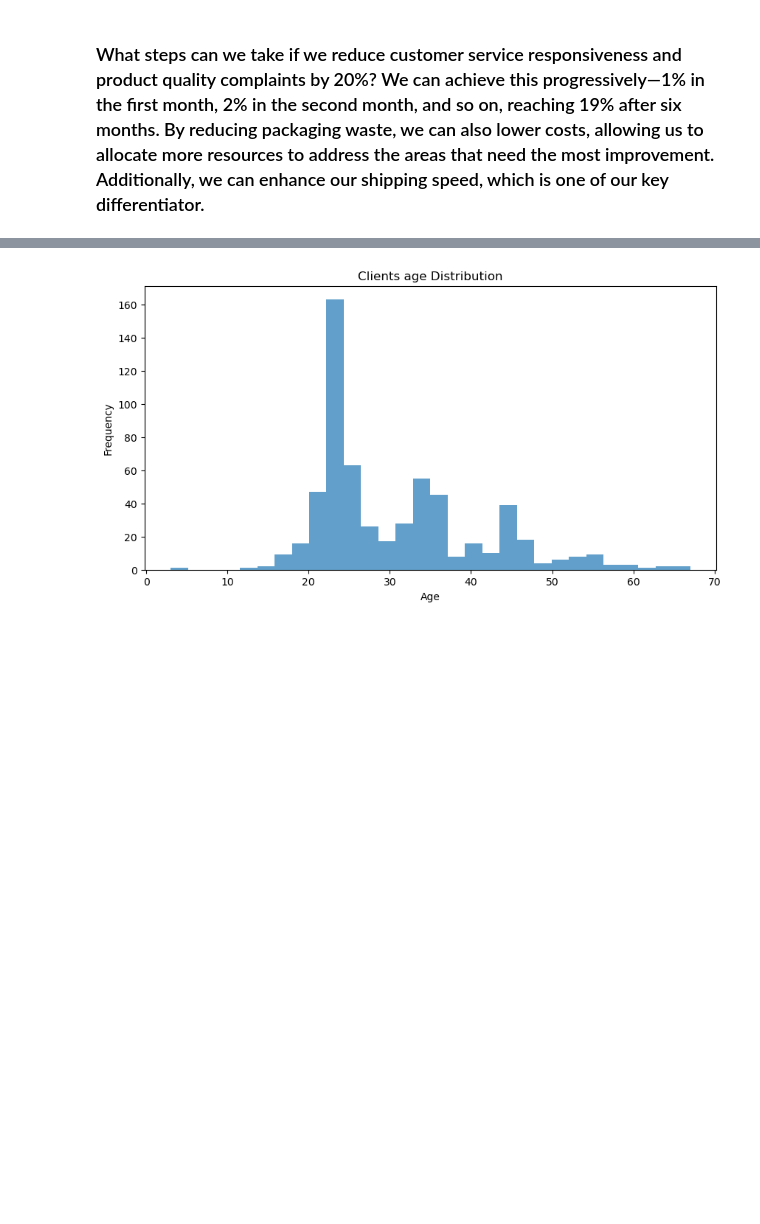
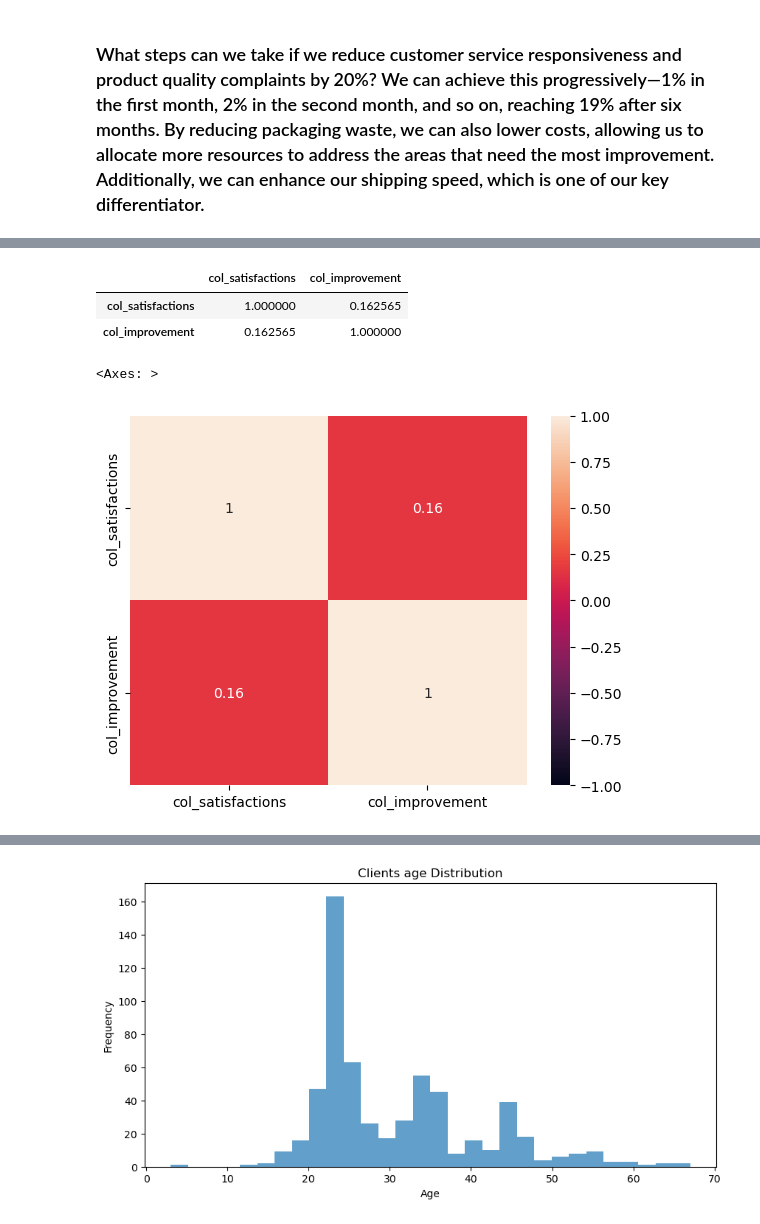
Before and after one commit to OliviaHelena10/PYTHON_PROJECTS, a Jupyter notebook: trabalhando_com_analises/cust_behavior.ipynb, the cells around one changed output, grey strips where cells are left out. Saved outputs shown, nothing was run; the diff lists cells and outputs as text; code cells hidden in the pictures; blank space fills up the shorter version.

```diff
--- a/trabalhando_com_analises/cust_behavior.ipynb
+++ b/trabalhando_com_analises/cust_behavior.ipynb
@@ -208,12 +239,6 @@ Média harmonica: 1.9945883262466177
 # %%
 def process_improvement_areas(df):
     sub_df = count_col_values(df, 'Improvement_Areas')  # Usar a função de contagem
-
-    # Resetar o índice para transformar o índice atual ('Improvement_Areas') em uma coluna normal
-    sub_df = sub_df.reset_index()
-
-    # Renomear a coluna do índice
-    sub_df.rename(columns={'index': 'Improvement_Areas'}, inplace=True)
 
     # Substituir todas as categorias com Count == 1 por "Others"
     sub_df.loc[sub_df['Count'] == 1, 'Improvement_Areas'] = 'Others'
@@ -289,0 +392,7 @@ plt.show()
+# %%
+col_satisfactions = df_satisfactions['Count']
+col_improvement = df_improvement['Count']
+
+corr_df = {'col_satisfactions': col_satisfactions, 'col_improvement': col_improvement }
+corr_df = pd.DataFrame(corr_df)
+corr_df
@@ -289,0 +406,6 @@ plt.show()
+# %%
+corr_df.corr()
+# %% [output]
+|  | col_satisfactions | col_improvement |
+| col_satisfactions | 1.000000 | 0.162565 |
+| col_improvement | 0.162565 | 1.000000 |
@@ -289,0 +419,6 @@ plt.show()
+# %%
+import seaborn as sns
+sns.heatmap(corr_df.corr().round(3), annot=True, vmin=-1,vmax=1)
+# %% [output]
+<Axes: >
+[figure, added]
```
Also changed, not shown: parts of 16 cells of this notebook.
